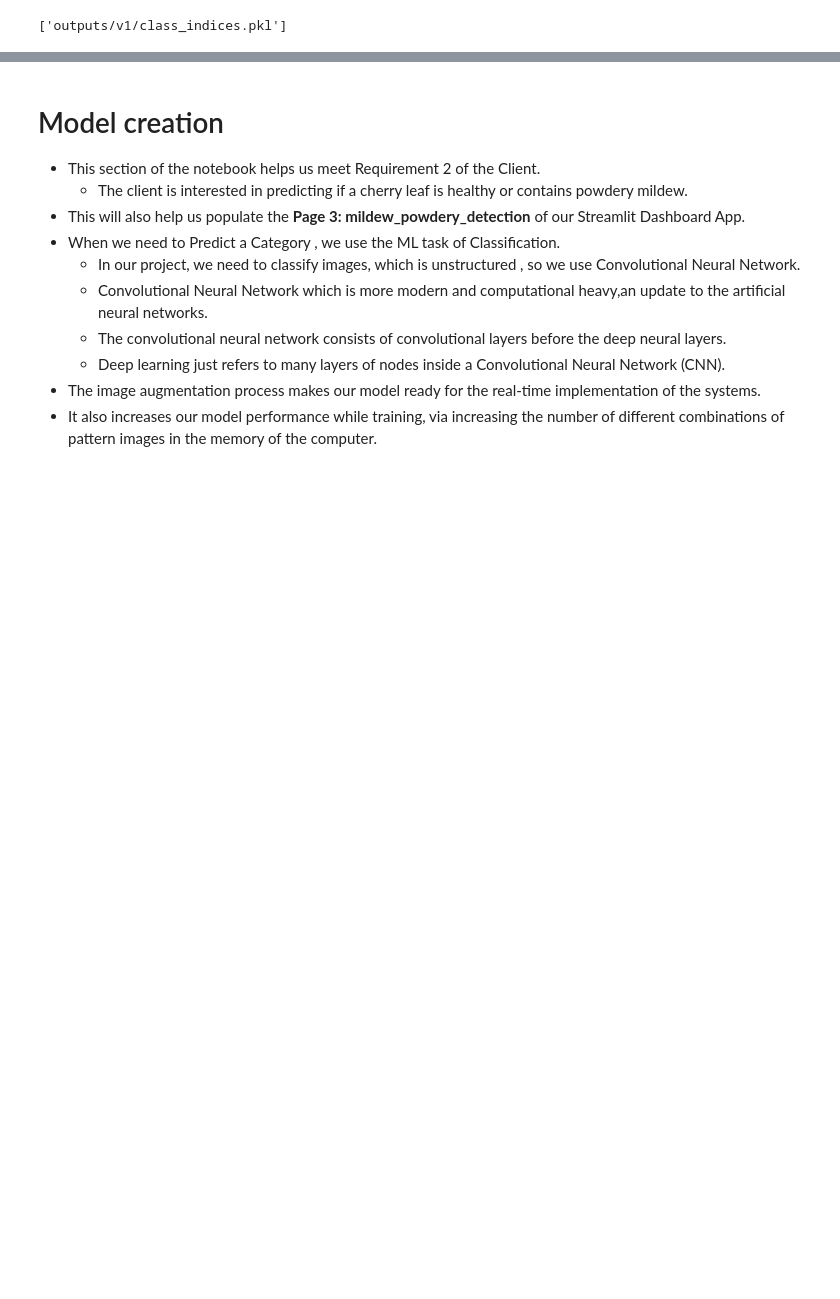
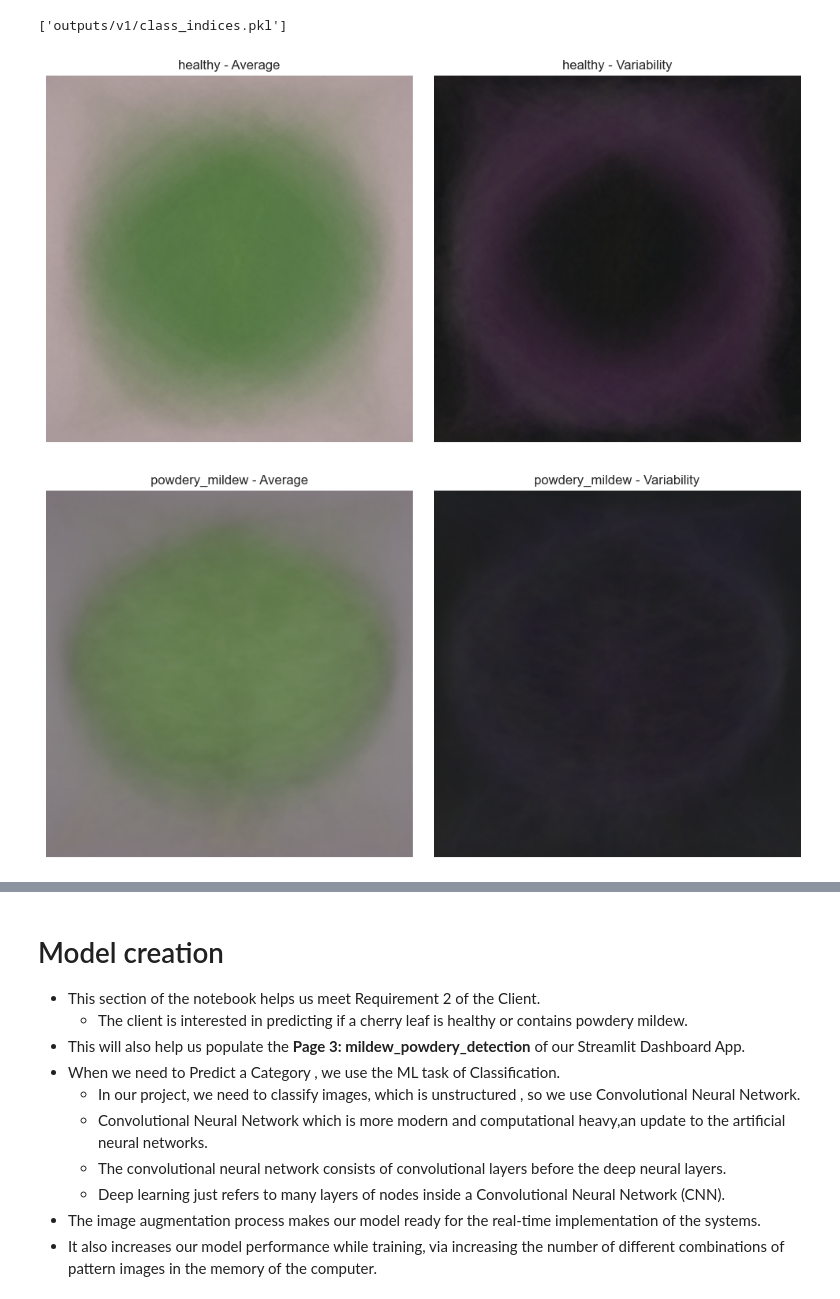
Before and after one commit to Bobrac3023/Project5_Mildew_Detection_in_Cherry_Leaves, a Jupyter notebook: jupyter_notebooks/Modeliling and Evaluation.ipynb, the cells around one changed output, grey strips where cells are left out. Drawn from its saved outputs; the diff is of its cells as text; code cells hidden in the pictures; blank space fills up the shorter version.

```diff
--- a/jupyter_notebooks/Modeliling and Evaluation.ipynb
+++ b/jupyter_notebooks/Modeliling and Evaluation.ipynb
@@ -356,3 +356,45 @@ joblib.dump(value=train_set.class_indices ,
             filename=f"{file_path}/class_indices.pkl")
 # %% [output]
 ['outputs/v1/class_indices.pkl']
+# %%
+from PIL import Image
+import numpy as np
+import os
+import matplotlib.pyplot as plt
+
+version = 'v1'
+output_dir = f'outputs/{version}'
+image_shape = (224, 224)  # match your processing resolution
+my_data_dir = os.path.join(current_dir, 'input', 'dataset', 'cherry-leaves', 'validation')
+
+
+for label in ['healthy', 'powdery_mildew']:
+    label_dir = os.path.join(my_data_dir, label)
+    image_stack = []
+
+    for file in os.listdir(label_dir):
+        img_path = os.path.join(label_dir, file)
+        try:
+            img = Image.open(img_path).resize(image_shape).convert('RGB')
+            image_stack.append(np.array(img))
+        except:
+            continue
+
+    avg_img = np.mean(image_stack, axis=0).astype(np.uint8)
+    std_img = np.std(image_stack, axis=0).astype(np.uint8)
+
+    fig, ax = plt.subplots(1, 2, figsize=(10, 5))
+    ax[0].imshow(avg_img)
+    ax[0].set_title(f'{label} - Average')
+    ax[0].axis('off')
+    ax[1].imshow(std_img)
+    ax[1].set_title(f'{label} - Variability')
+    ax[1].axis('off')
+
+    plt.tight_layout()
+    filename = f'{output_dir}/avg_var_{label}.png'
+    plt.savefig(filename, dpi=150, bbox_inches='tight')
+    plt.show()
+# %% [output]
+[figure, added]
+[figure, added]
```
Also changed, not shown: parts of 2 cells of this notebook, 4 other files.
